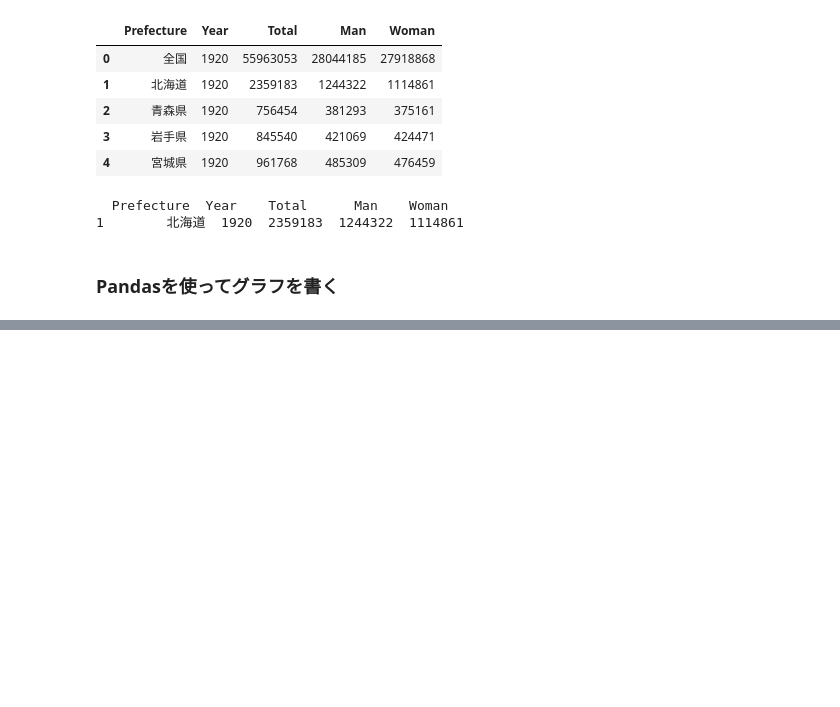
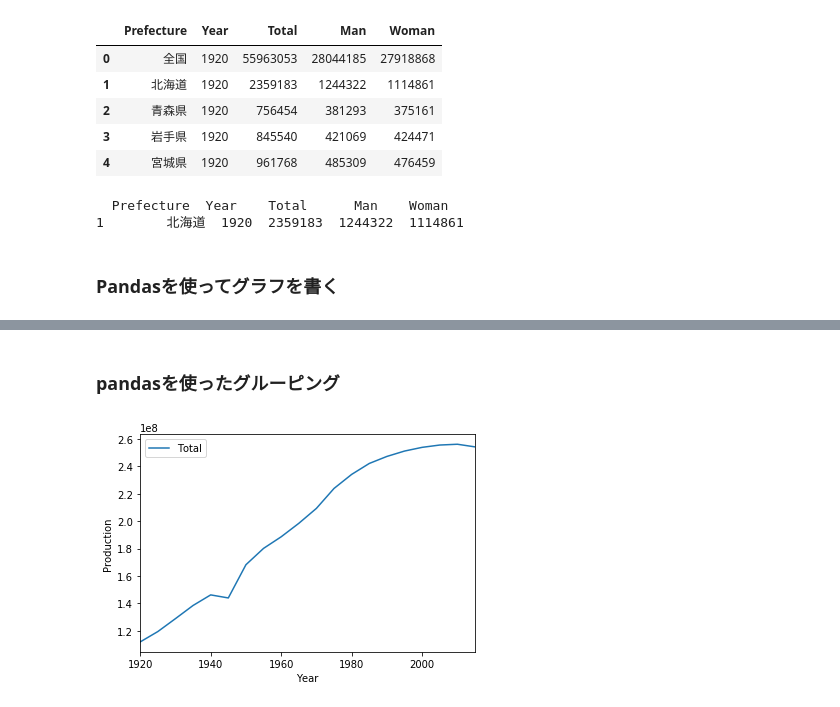
Before and after one commit to momohirata/mooc_machine_learning, a Jupyter notebook: mooc_machine_learning2.ipynb, the cells around one changed output, grey strips where cells are left out. Cells and saved outputs as stored; diff of their text form; code cells hidden in the pictures; blank space fills up the shorter version.

```diff
--- a/mooc_machine_learning2.ipynb
+++ b/mooc_machine_learning2.ipynb
@@ -96,0 +131,14 @@ ValueError: ignored
+# %% [markdown]
+### pandasを使ったグルーピング
+# %%
+# 年度毎にグループにまとめる
+grouped = df.groupby('Year')
+
+# 各都道府県の総人口の和
+grouped['Total'].sum().plot()
+plt.ylabel('Production')
+plt.legend()
+
+plt.show()
+# %% [output]
+[figure, added]
```
Also changed, not shown: parts of 12 cells of this notebook.
